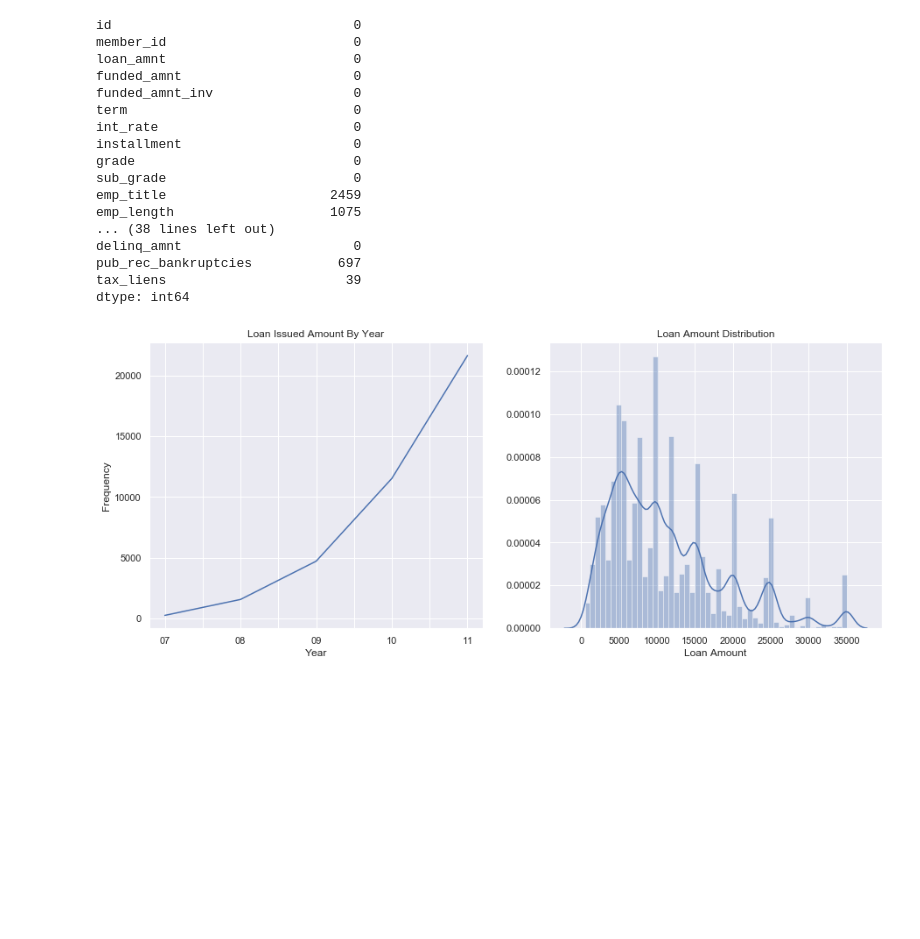
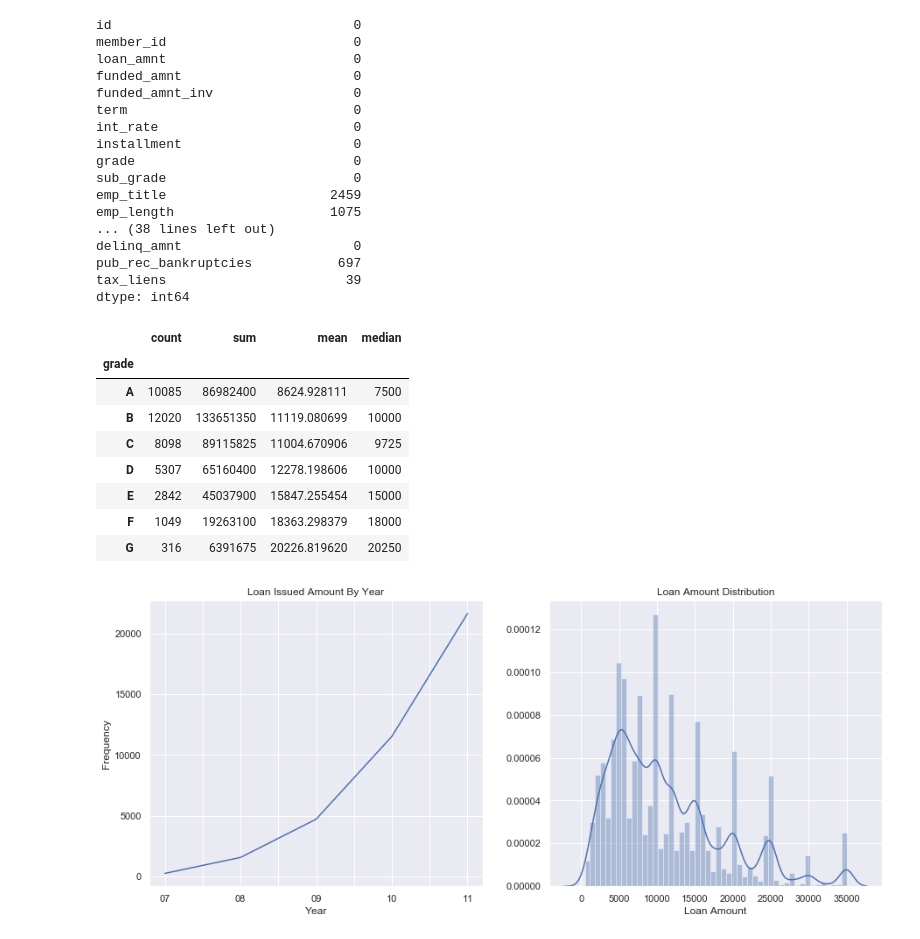
Before and after one commit to KRISHS68/Lending-Club-CS, a Jupyter notebook: LendingClub.ipynb, the cells around one changed output. Drawn from its saved outputs; the diff is of its cells as text; code cells hidden in the pictures; blank space fills up the shorter version.

```diff
--- a/LendingClub.ipynb
+++ b/LendingClub.ipynb
@@ -60,6 +124,18 @@ delinq_amnt                      0
 pub_rec_bankruptcies           697
 tax_liens                       39
 dtype: int64
+# %%
+loans.groupby(['grade']).loan_amnt.agg(["count","sum","mean","median"]).sort_values(['grade'],ascending=True)
+# %% [output]
+|  | count | sum | mean | median |
+| grade |  |  |  |  |
+| A | 10085 | 86982400 | 8624.928111 | 7500 |
+| B | 12020 | 133651350 | 11119.080699 | 10000 |
+| C | 8098 | 89115825 | 11004.670906 | 9725 |
+| D | 5307 | 65160400 | 12278.198606 | 10000 |
+| E | 2842 | 45037900 | 15847.255454 | 15000 |
+| F | 1049 | 19263100 | 18363.298379 | 18000 |
+| G | 316 | 6391675 | 20226.819620 | 20250 |
 # %%
 # Convert 'issue_d' column to datetime format
 
```
Also changed, not shown: parts of 5 cells of this notebook.
